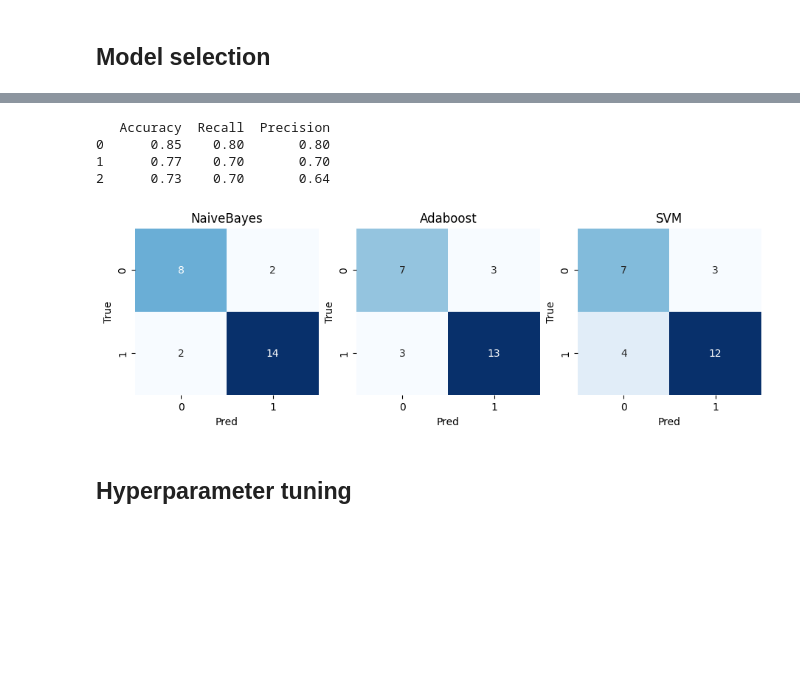
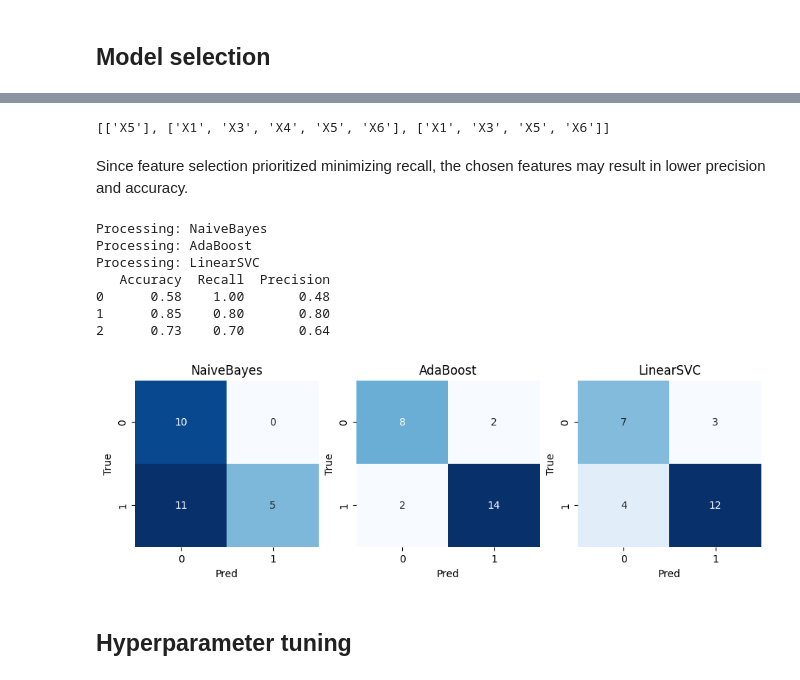
Before and after one commit to buddhiW/QuAOVkQp1uAMReTF, a Jupyter notebook: main.ipynb, the cells around one changed output, grey strips where cells are left out. Cells and saved outputs as stored; diff of their text form; code cells hidden in the pictures; blank space fills up the shorter version.

```diff
--- a/main.ipynb
+++ b/main.ipynb
@@ -235,15 +240,12 @@ Based on LazyPredictor results, three classifiers were selected. The three model
 - AdaBoost - ensemble method
 - LinearSVC - linear model
 # %%
-# Re-training the selected models
-
-# seed = 3543#random.randint(1000, 9999)
-# x_train, x_test, y_train, y_test = train_test_split(X, Y, test_size=0.2, random_state=seed)
+# Re-training the selected models to evaluate consistency with LazyPredict results
 
 classifiers = {
-    'NaiveBayes': MyBernoulliNB(),#MyBernoulliNB(),
-    'Adaboost': AdaBoostClassifier(random_state=seed),
-    'SVM': LinearSVC(random_state=seed)
+    'NaiveBayes': MyBernoulliNB(),
+    'AdaBoost': AdaBoostClassifier(random_state=seed),
+    'LinearSVC': LinearSVC(random_state=seed)
 }
 
 
@@ -270,8 +272,6 @@ for idx, (clf_name, clf) in enumerate(classifiers.items()):
 
     metrics.append([accuracy, recall, precision])
 
-    #importances.append(clf.feature_importances_)
-
     cm = confusion_matrix(y_test, y_pred)
     s = sns.heatmap(cm, ax = ax[idx], cbar = False, annot=True, cmap='Blues')
     s.set_xlabel('Pred')
@@ -281,7 +281,6 @@ for idx, (clf_name, clf) in enumerate(classifiers.items()):
 metrics_df = pd.DataFrame(metrics, columns=['Accuracy', 'Recall', 'Precision'])
 
 print(metrics_df)
-#print(importance_df)
 plt.show()
 # %% [output]
    Accuracy  Recall  Precision
@@ -350,0 +352,5 @@ print(final_df)
+# %%
+best_params_all1 = {}
+best_params_all1['NaiveBayes'] = hyperOpt_NaiveBayes(df[features], Y, preprocessor, my_scorer, seed)
+best_params_all1['AdaBoost'] = hyperOpt_AdaBoost(df[features], Y, preprocessor, my_scorer, seed)
+best_params_all1['LinearSVC'] = hyperOpt_LinearSVC(df[features], Y, preprocessor, my_scorer, seed)
@@ -401,0 +415,4 @@ rfecv.cv_results_
+# %%
+features_subset
+# %% [output]
+[['X5'], ['X1', 'X3', 'X4', 'X5', 'X6'], ['X1', 'X3', 'X5', 'X6']]
@@ -402,49 +421,49 @@ rfecv.cv_results_
+# %% [markdown]
+Since feature selection prioritized minimizing recall, the chosen features may result in lower precision and accuracy.
 # %%
 ## Evaluating feature selection
-features_subset = [['X1'],#['X1', 'X3', 'X4', 'X5'], #['X2', 'X3', 'X4', 'X6']
-                   ['X1', 'X2', 'X3', 'X4', 'X5', 'X6'],#['X1', 'X2', 'X3', 'X5', 'X6'], #['X1', 'X2', 'X5', 'X6']
-                    ['X1', 'X2', 'X3', 'X5', 'X6']] #['X1', 'X3', 'X5', 'X6']
-
 fig, ax = plt.subplots(1, 3, figsize=(9,3), constrained_layout=True)
 metrics = []
 importances = []
 for idx, (clf_name, clf) in enumerate(classifiers.items()):
+    print(f"Processing: {clf_name}")
     X_subset = df[features_subset[idx]]
     x_train_subset, x_test_subset, y_train, y_test = train_test_split(X_subset, Y, test_size=0.2, random_state=seed)
 
     model = Pipeline([
             ("preprocessing", preprocessor),
             ("classifier", clf)
         ])
 
 
-    model.fit(x_train_subset, y_train) #clf.fit(x_train, y_train, eval_set=[(x_test, y_test)]) #(eval_set for early stopping)
+    model.fit(x_train_subset, y_train)
 
     # Make predictions
     y_pred = model.predict(x_test_subset)
 
     accuracy = accuracy_score(y_test, y_pred)
     precision = precision_score(y_test, y_pred, pos_label=0)
     recall = recall_score(y_test, y_pred, pos_label=0)
 
     metrics.append([accuracy, recall, precision])
 
-    # importances.append(clf.feature_importances_)
-
     cm = confusion_matrix(y_test, y_pred)
     s = sns.heatmap(cm, ax = ax[idx], cbar = False, annot=True, cmap='Blues')
     s.set_xlabel('Pred')
     s.set_ylabel('True')
     s.set_title(clf_name)
 
 metrics_df = pd.DataFrame(metrics, columns=['Accuracy', 'Recall', 'Precision'])
 print(metrics_df)
 plt.show()
 # %% [output]
+Processing: NaiveBayes
+Processing: AdaBoost
+Processing: LinearSVC
    Accuracy  Recall  Precision
-0      0.85    0.80       0.80
-1      0.77    0.70       0.70
+0      0.58    1.00       0.48
+1      0.85    0.80       0.80
 2      0.73    0.70       0.64
-[figure, old version]
+[figure, new version]
 # %% [markdown]
 ## Hyperparameter tuning
```
Also changed, not shown: parts of 51 cells of this notebook, 1 other file.
